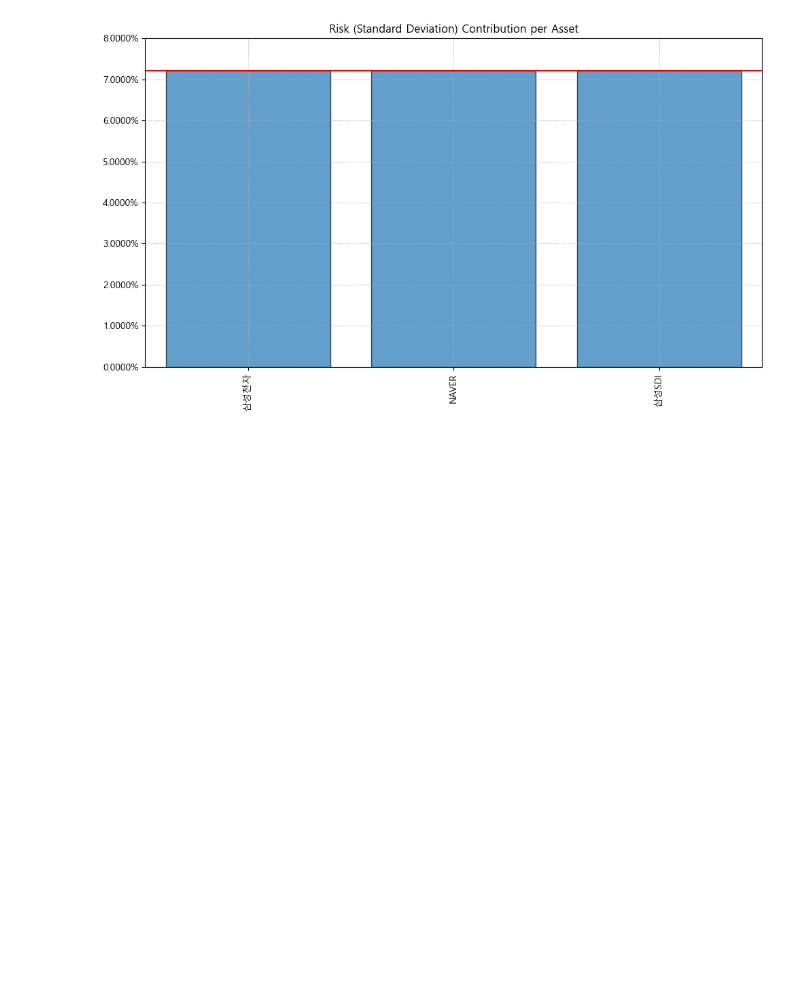
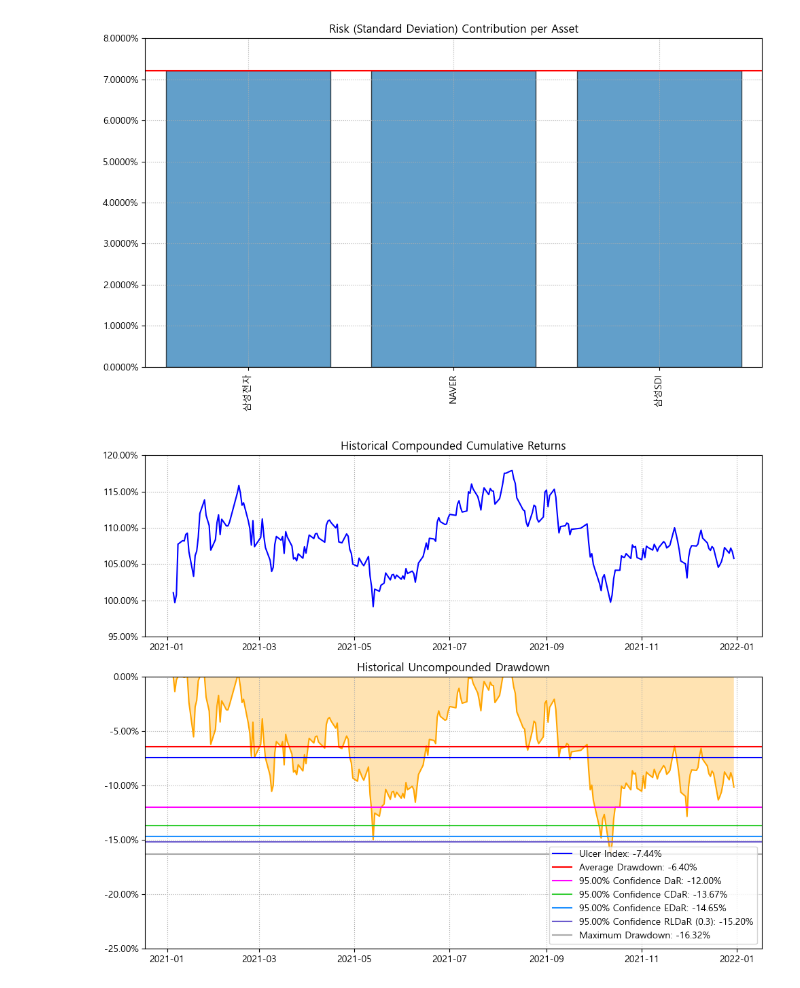
Before and after one commit to kimsushi0/kimsushi, a Jupyter notebook: risk_parity/risk_parity_portfolio.ipynb, the cells around one changed output. Cells and saved outputs as stored; diff of their text form; code cells hidden in the pictures; blank space fills up the shorter version.

```diff
--- a/risk_parity/risk_parity_portfolio.ipynb
+++ b/risk_parity/risk_parity_portfolio.ipynb
@@ -73,3 +69,12 @@ ax = rp.plot_risk_con(w_rp, cov=port.cov, returns=port.returns, rm=rm, rf=0, alp
                       color="tab:blue", height=6, width=10, ax=None)
 # %% [output]
 [figure]
+# %%
+ax = rp.plot_drawdown(returns=df,
+                      w=w_rp,
+                      alpha=0.05,
+                      height=8,
+                      width=10,
+                      ax=None)
+# %% [output]
+[figure, added]
```
Also changed, not shown: parts of 3 cells of this notebook.
